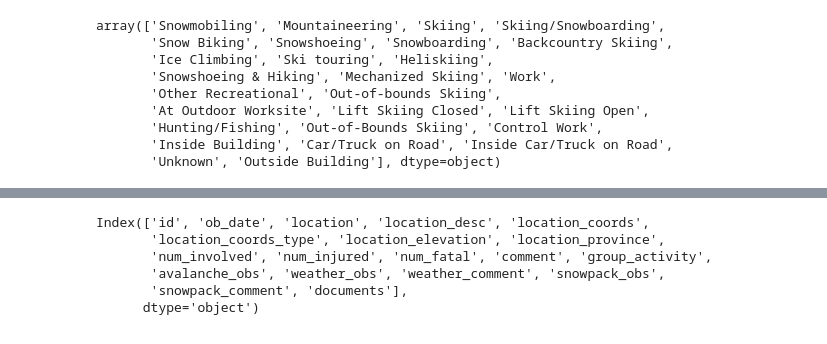
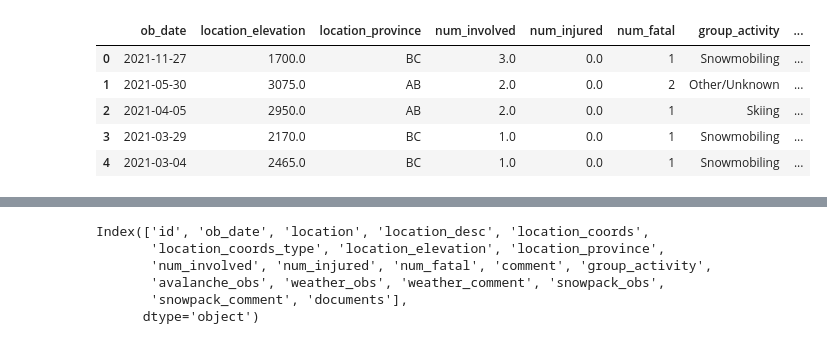
Before and after one commit to omertahi/avalanche_accidents, a Jupyter notebook: Project.ipynb, the cells around one changed output, grey strips where cells are left out. Saved outputs shown, nothing was run; the diff lists cells and outputs as text; code cells hidden in the pictures.

Commit message:
Cleaned Canada data

```diff
--- a/Project.ipynb
+++ b/Project.ipynb
@@ -90,13 +76,53 @@ incidents
 # %%
 # clean up activity names
-incidents.group_activity.unique()
+skiings = ['Skiing', 'Skiing/Snowboarding', 'Snowboarding', 'Backcountry Skiing', 'Ski touring', 'Heliskiing',
+           'Mechanized Skiing', 'Out-of-bounds Skiing', 'Lift Skiing Closed', 'Lift Skiing Open', 'Out-of-Bounds Skiing']
+
+mountaineering_and_climbing = ['Mountaineering', 'Snow Biking', 'Snowshoeing', 'Ice Climbing', 'Snowshoeing & Hiking']
+
+snowmobiling = ['Snowmobiling']
+
+non_leisure = ['Work', 'At Outdoor Worksite', 'Control Work', 'Inside Building', 'Car/Truck on Road',
+               'Inside Car/Truck on Road', 'Outside Building']
+
+other_or_unknown= ['Other Recreational', 'Hunting/Fishing', 'Unknown',]
+
+def activities_can(s):
+    """
+    This function is used to clean the group_activity column.
+    It takes a string as input and if similar to any of the specified
+    group activities, assigns the output accordingly.
+    This way we have more general groups which are easier to interpret.
+    """
+    if s in skiings:
+        return "Skiing"
+    elif s in mountaineering_and_climbing:
+        return "Mountaineering/Climbing"
+    elif s in snowmobiling:
+        return "Snowmobiling"
+    elif s in non_leisure:
+        return "Non-Leisure Activities"
+    else:
+        return "Other/Unknown"
+
+incidents['group_activity'] = incidents['group_activity'].apply(activities_can)
+
+# pd.DataFrame(chain.from_iterable(incidents.avalanche_obs)).replace(r'^s*$', float('NaN'), regex = True).dropna()
+cleaned_incidents = (pd.DataFrame(chain.from_iterable(incidents.avalanche_obs))
+                     .drop(columns=['observation_date'])
+                    )
+
+ca_incidents = (incidents
+                .iloc[:,[1,6,7,8,9,10,12]]
+                .merge(cleaned_incidents, left_index=True, right_index=True)
+               )
+
+with pd.option_context('display.max_rows', None, 'display.max_columns', None):
+  display(ca_incidents.head())
 # %% [output]
-array(['Snowmobiling', 'Mountaineering', 'Skiing', 'Skiing/Snowboarding',
-       'Snow Biking', 'Snowshoeing', 'Snowboarding', 'Backcountry Skiing',
-       'Ice Climbing', 'Ski touring', 'Heliskiing',
-       'Snowshoeing & Hiking', 'Mechanized Skiing', 'Work',
-       'Other Recreational', 'Out-of-bounds Skiing',
-       'At Outdoor Worksite', 'Lift Skiing Closed', 'Lift Skiing Open',
-       'Hunting/Fishing', 'Out-of-Bounds Skiing', 'Control Work',
-       'Inside Building', 'Car/Truck on Road', 'Inside Car/Truck on Road',
-       'Unknown', 'Outside Building'], dtype=object)
+|  | ob_date | location_elevation | location_province | num_involved | num_injured | num_fatal | group_activity | ... |
+| 0 | 2021-11-27 | 1700.0 | BC | 3.0 | 0.0 | 1 | Snowmobiling | ... |
+| 1 | 2021-05-30 | 3075.0 | AB | 2.0 | 0.0 | 2 | Other/Unknown | ... |
+| 2 | 2021-04-05 | 2950.0 | AB | 2.0 | 0.0 | 1 | Skiing | ... |
+| 3 | 2021-03-29 | 2170.0 | BC | 1.0 | 0.0 | 1 | Snowmobiling | ... |
+| 4 | 2021-03-04 | 2465.0 | BC | 1.0 | 0.0 | 1 | Snowmobiling | ... |
```
Also changed, not shown: parts of 11 cells of this notebook.
